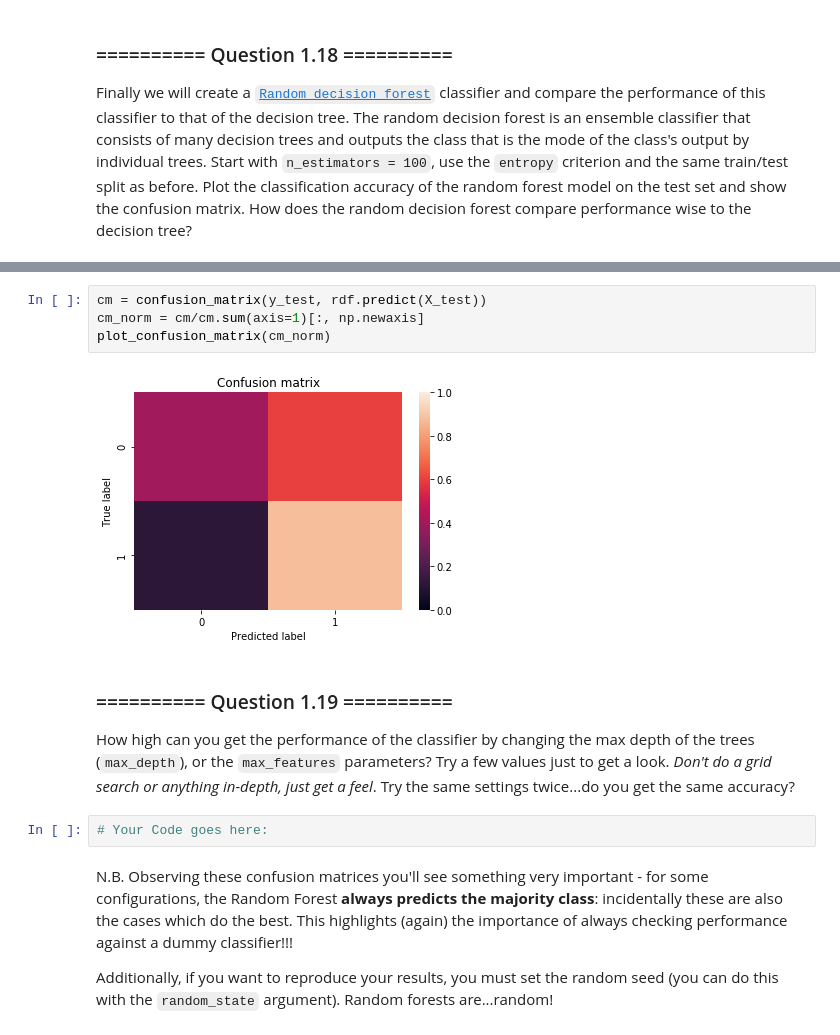
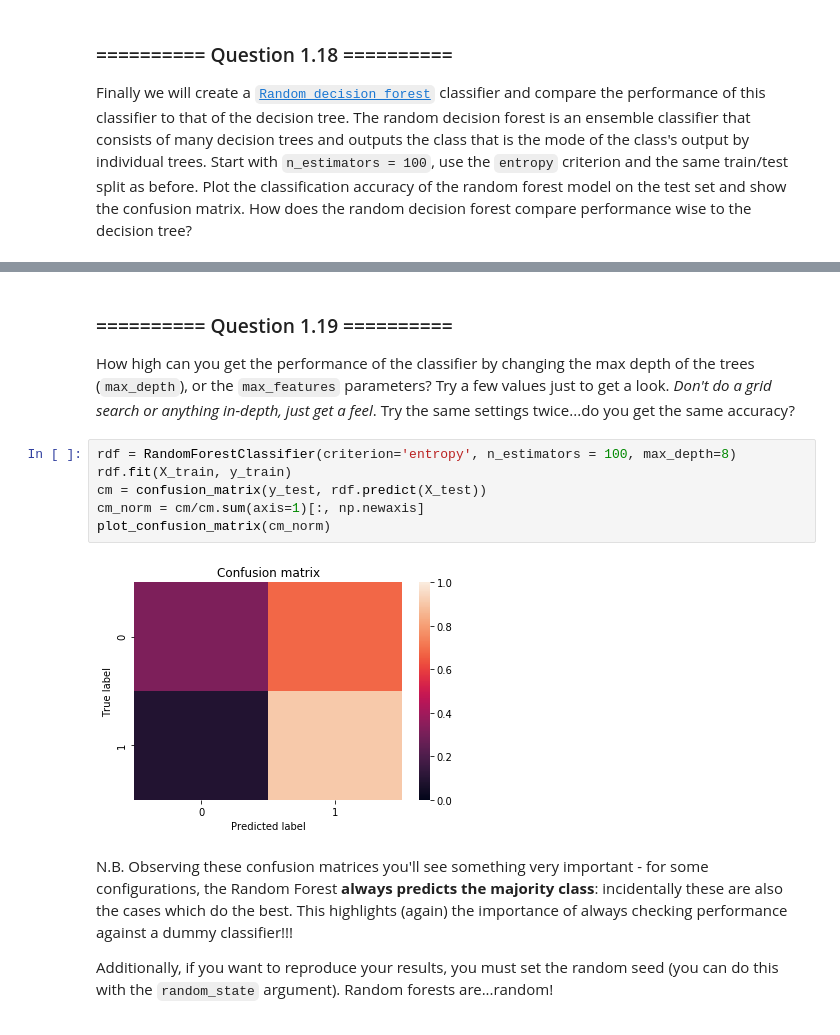
Before and after one commit to tjcdev/iaml, a Jupyter notebook: Labs/02 - Decision Trees and Linear Regression.ipynb, the cells around one changed output, grey strips where cells are left out. Saved outputs shown, nothing was run; the diff lists cells and outputs as text.

```diff
--- a/Labs/02 - Decision Trees and Linear Regression.ipynb
+++ b/Labs/02 - Decision Trees and Linear Regression.ipynb
@@ -353,14 +350,14 @@ RandomForestClassifier(bootstrap=True, class_weight=None, criterion='entropy',
-# %%
-cm = confusion_matrix(y_test, rdf.predict(X_test))
-cm_norm = cm/cm.sum(axis=1)[:, np.newaxis]
-plot_confusion_matrix(cm_norm)
-# %% [output]
-[figure, removed]
 # %% [markdown]
 ### ========== Question 1.19 ==========
 How high can you get the performance of the classifier by changing the max depth of the trees (`max_depth`), or the `max_features` parameters? Try a few values just to get a look. *Don't do a grid search or anything in-depth, just get a feel*. Try the same settings twice...do you get the same accuracy?
-# %%
-# Your Code goes here:
+# %%
+rdf = RandomForestClassifier(criterion='entropy', n_estimators = 100, max_depth=8)
+rdf.fit(X_train, y_train)
+cm = confusion_matrix(y_test, rdf.predict(X_test))
+cm_norm = cm/cm.sum(axis=1)[:, np.newaxis]
+plot_confusion_matrix(cm_norm)
+# %% [output]
+[figure, added]
 # %% [markdown]
 N.B. Observing these confusion matrices you'll see something very important - for some configurations, the Random Forest **always predicts the majority class**: incidentally these are also the cases which do the best. This highlights (again) the importance of always checking performance against a dummy classifier!!!
 
```
Also changed, not shown: parts of 1 cell of this notebook.
